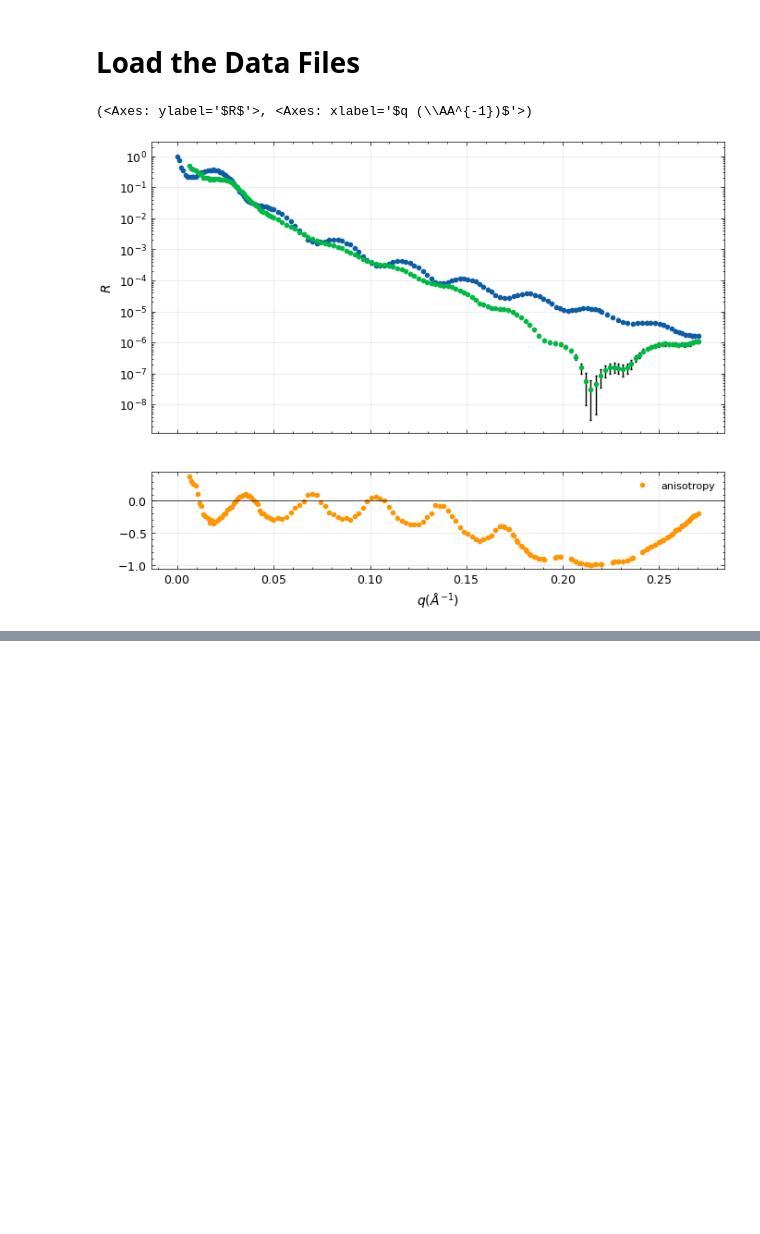
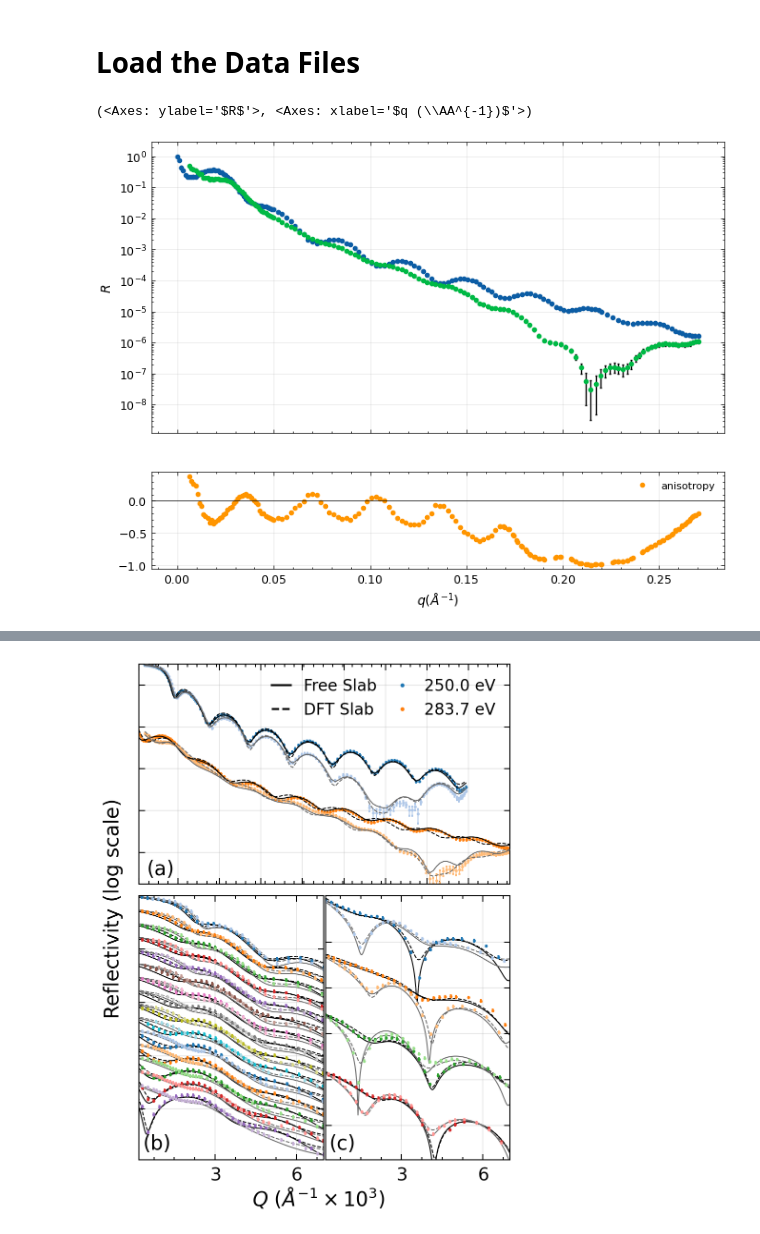
Before and after one commit to WSU-Carbon-Lab/refl-analysis, a Jupyter notebook: notebooks/manuscript/fig_fitting.ipynb, the cells around one changed output, grey strips where cells are left out. Saved outputs shown, nothing was run; the diff lists cells and outputs as text; code cells hidden in the pictures; blank space fills up the shorter version.

```diff
--- a/notebooks/manuscript/fig_fitting.ipynb
+++ b/notebooks/manuscript/fig_fitting.ipynb
@@ -30,9 +76,9 @@ import pickle
 
 from utils import models_root
 
-with open(models_root / "xrr/dft/dft_en_offset_new2.pkl", "rb") as f:
+with open(models_root / "xrr/znpc/dft/dft_en_offset_new2.pkl", "rb") as f:
     dft_constrained = pickle.load(f)
-with open(models_root / "xrr/free/free_en_offset_init_2.pkl", "rb") as f:
+with open(models_root / "xrr/znpc/free/free_en_offset_init_2.pkl", "rb") as f:
     exp_constrained = pickle.load(f)
 # %%
 from datetime import datetime
@@ -79,11 +125,10 @@ def plot_vertically_offset_energies(
 
         # Vertical offset (powers of 10)
         offset = 10 ** (offset_scale * idx)
-        color = cmap(idx)
-
         # Plot data points (smaller markers)
         for pol, marker_style in [("s", "o"), ("p", "s")]:
             pol_data = getattr(data, pol)
+            color = cmap(2*idx % 20) if pol == "s" else cmap((2*idx+1)%20)
             ax.errorbar(
                 pol_data.x,
                 pol_data.y * offset,
@@ -113,11 +158,11 @@ def plot_vertically_offset_energies(
 
             # Free fit (exp_constrained) - solid line
             y_exp = rxr(xdata, o_exp.model, pol)
-            ax.plot(xdata, y_exp * offset, color="k", lw=.5, ls="-", zorder=-10)
+            ax.plot(xdata, y_exp * offset, color="k" if pol == "s" else "dimgrey", lw=.5, ls="-", zorder=-10)
 
             # DFT constrained fit - dashed line
             y_dft = rxr(xdata, o_dft.model, pol)
-            ax.plot(xdata, y_dft * offset, color="k", lw=.5, ls="--", zorder=-10)
+            ax.plot(xdata, y_dft * offset, color="k" if pol == "s" else "dimgrey", lw=.5, ls="--", zorder=-10)
 
     # Configure axes
     ax.set_yscale("log")
@@ -168,9 +213,9 @@ def plot_all_results(
     comparison_energies = np.array([250.0, 283.7])
     exp_objectives = {obj.model.energy: obj for obj in exp_constrained.objectives}
     dft_objectives = {obj.model.energy: obj for obj in dft_constrained.objectives}
-
-    cols = ["C0", "C1"]
-    for i, (E, col) in enumerate(zip(comparison_energies, cols)):
+    cmap = plt.colormaps.get_cmap('tab20')
+    cols = []
+    for i, E in enumerate(comparison_energies):
         o_exp = exp_objectives[E]
         o_dft = dft_objectives[E]
         data = loaded_data[str(E)]
@@ -181,6 +226,9 @@ def plot_all_results(
 
         # Plot data points with error bands
         for pol, marker_style in [("s", "o"), ("p", "s")]:
+            col = cmap(2*i) if pol == "s" else cmap(2*i+1)
+            if pol == "s":
+                cols.append(col)
             pol_data = getattr(data, pol)
             # Plot regular errorbars: colored dots, black T error bars
             ax_top.errorbar(
@@ -323,8 +371,10 @@ def plot_all_results(
     return fig
 # %%
 _ = plot_all_results(exp_constrained, dft_constrained, loaded_data,
-    save_path="xrr_model_comparison.png"
+    # save_path="xrr_model_comparison.png"
 )
+# %% [output]
+[figure, added]
 # %%
 def _chi2(model, data, data_err):
     return np.sum((model - data)**2 / data_err**2)
```
Also changed, not shown: parts of 3 cells of this notebook, 6 other files.
